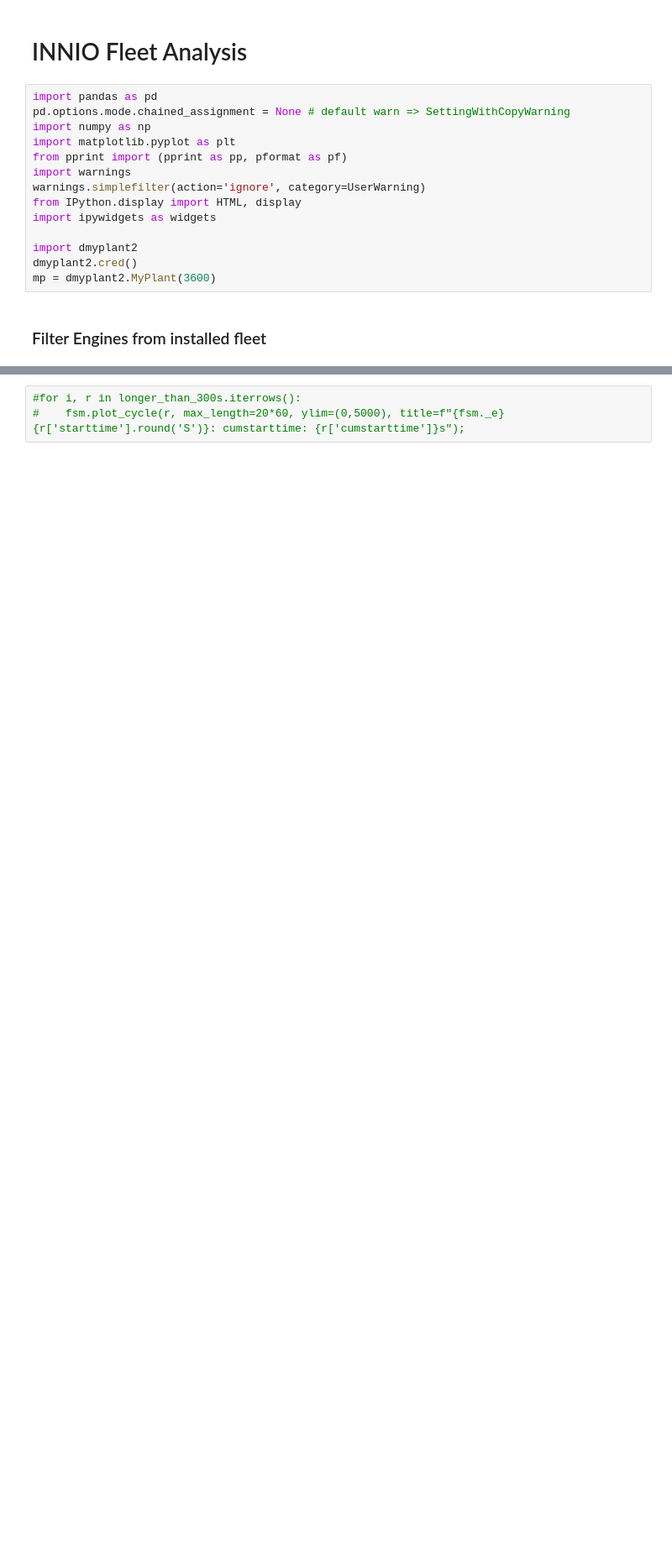
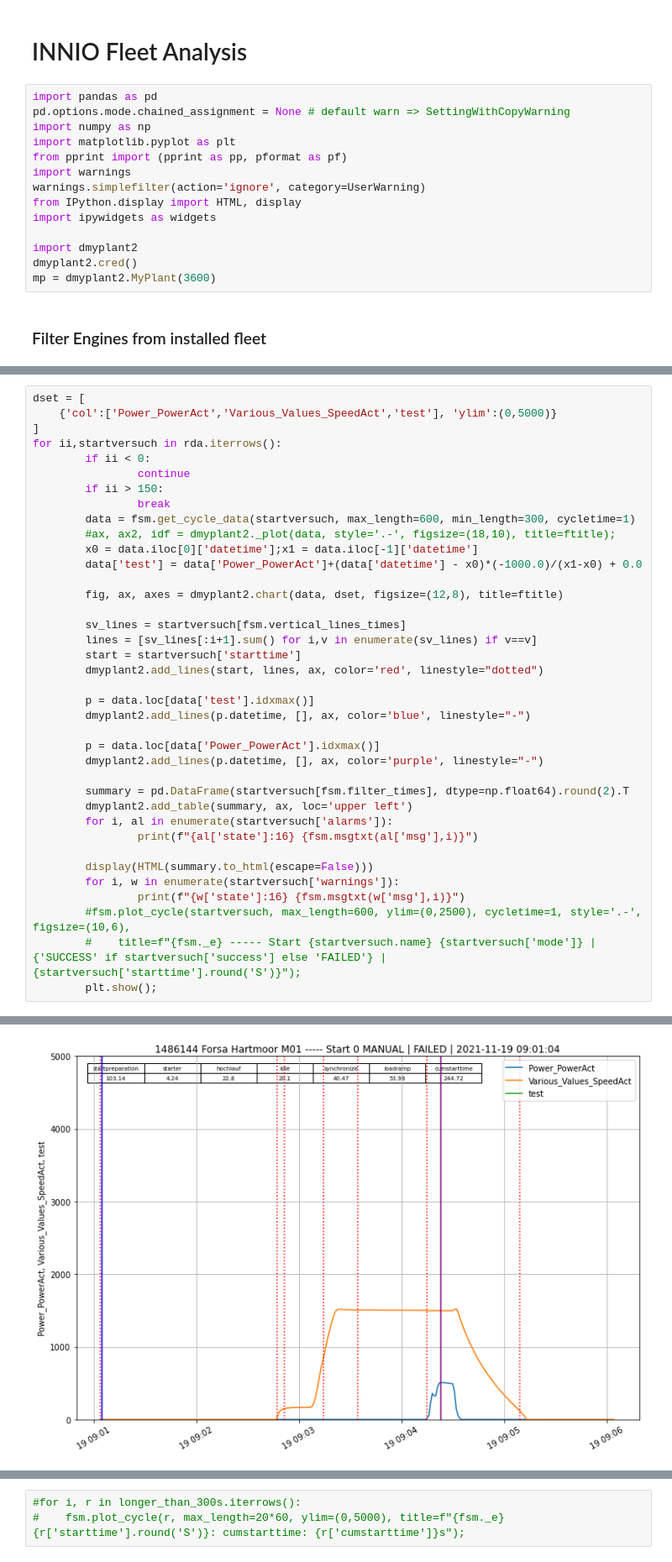
Before and after one commit to dieterch/statemachine, a Jupyter notebook: forsa_hartmoor.ipynb, the cells around one changed output, grey strips where cells are left out. Shown at 84% size. Cells and saved outputs as stored; diff of their text form; blank space fills up the shorter version.

```diff
--- a/forsa_hartmoor.ipynb
+++ b/forsa_hartmoor.ipynb
@@ -203,0 +159,39 @@ for i,startversuch in rda.iterrows():
+# %%
+dset = [
+    {'col':['Power_PowerAct','Various_Values_SpeedAct','test'], 'ylim':(0,5000)}
+]
+for ii,startversuch in rda.iterrows():
+        if ii < 0:
+                continue
+        if ii > 150:
+                break
+        data = fsm.get_cycle_data(startversuch, max_length=600, min_length=300, cycletime=1)
+        #ax, ax2, idf = dmyplant2._plot(data, style='.-', figsize=(18,10), title=ftitle);
+        x0 = data.iloc[0]['datetime'];x1 = data.iloc[-1]['datetime']
+        data['test'] = data['Power_PowerAct']+(data['datetime'] - x0)*(-1000.0)/(x1-x0) + 0.0
+
+        fig, ax, axes = dmyplant2.chart(data, dset, figsize=(12,8), title=ftitle)
+
+        sv_lines = startversuch[fsm.vertical_lines_times]
+        lines = [sv_lines[:i+1].sum() for i,v in enumerate(sv_lines) if v==v]
+        start = startversuch['starttime']
+        dmyplant2.add_lines(start, lines, ax, color='red', linestyle="dotted")
+
+        p = data.loc[data['test'].idxmax()]
+        dmyplant2.add_lines(p.datetime, [], ax, color='blue', linestyle="-")
+
+        p = data.loc[data['Power_PowerAct'].idxmax()]
+        dmyplant2.add_lines(p.datetime, [], ax, color='purple', linestyle="-")
+
+        summary = pd.DataFrame(startversuch[fsm.filter_times], dtype=np.float64).round(2).T
+        dmyplant2.add_table(summary, ax, loc='upper left')
+        for i, al in enumerate(startversuch['alarms']):
+                print(f"{al['state']:16} {fsm.msgtxt(al['msg'],i)}")
+
+        display(HTML(summary.to_html(escape=False)))
+        for i, w in enumerate(startversuch['warnings']):
+                print(f"{w['state']:16} {fsm.msgtxt(w['msg'],i)}")
+        #fsm.plot_cycle(startversuch, max_length=600, ylim=(0,2500), cycletime=1, style='.-', figsize=(10,6),
+        #    title=f"{fsm._e} ----- Start {startversuch.name} {startversuch['mode']} | {'SUCCESS' if startversuch['success'] else 'FAILED'} | {startversuch['starttime'].round('S')}");
+        plt.show();
+# %% [output]
@@ -203,0 +203 @@ for i,startversuch in rda.iterrows():
+[figure, added]
```
Also changed, not shown: parts of 22 cells of this notebook, 1 other file.
